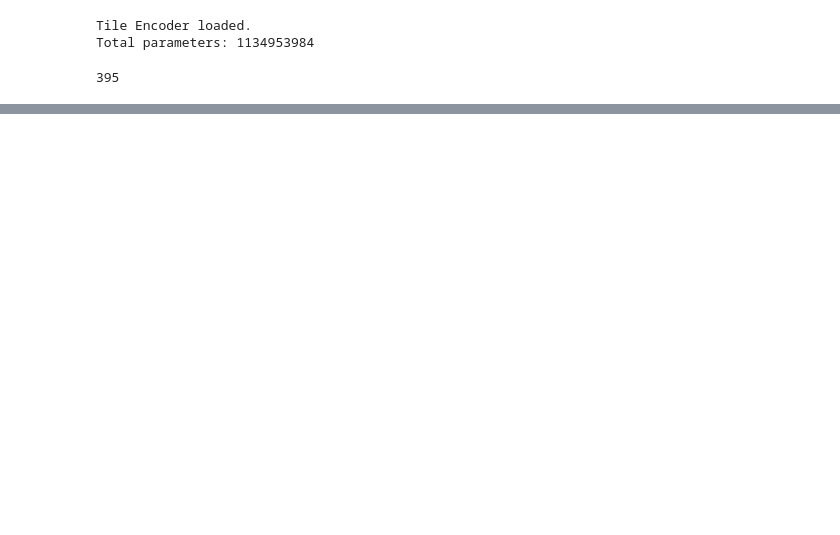
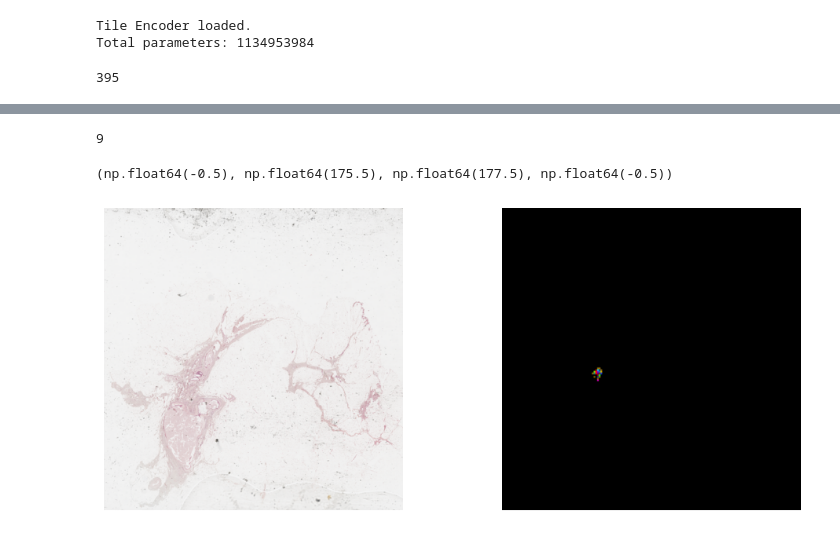
Before and after one commit to sudeonder/wsi-retrieval, a Jupyter notebook: notebooks/yottixel-patched-pipeline/yottixel-patching.ipynb, the cells around one changed output, grey strips where cells are left out. Drawn from its saved outputs; the diff is of its cells as text; code cells hidden in the pictures; blank space fills up the shorter version.

```diff
--- a/notebooks/yottixel-patched-pipeline/yottixel-patching.ipynb
+++ b/notebooks/yottixel-patched-pipeline/yottixel-patching.ipynb
@@ -312,0 +654,48 @@ Uploaded embeddings to patch-embeddings/train/BRACS_1486_embeddings.pt
+# %%
+# Selecting Mosaic
+
+# Another hyperparameter of Yottixel
+# Yottixel has been tested with 5, 10, and 15 with 15 performing most optimally
+percentage_selected = 5
+
+mosaic = []
+
+for i in range(kmeans_clusters):
+    cluster_patches = selected_patches[kmeans.labels_ == i]
+    n_selected = max(1, int(len(cluster_patches)*percentage_selected/100.))
+
+    km = KMeans(n_clusters=n_selected)
+    loc_features = [patch['wsi_loc'] for patch in cluster_patches]
+    ds = km.fit_transform(loc_features)
+
+    c_selected_idx = []
+    for idx in range(n_selected):
+        sorted_idx = np.argsort(ds[:, idx])
+
+        for sidx in sorted_idx:
+            if sidx not in c_selected_idx:
+                c_selected_idx.append(sidx)
+                mosaic.append(cluster_patches[sidx])
+                break
+len(mosaic)
+# %% [output]
+9
+# %%
+patch_clusters = np.zeros(np.array(patches).shape+(3,))
+
+for patch in selected_patches:
+    patch_clusters[patch['loc'][0], patch['loc'][1], :] = np.array(cmap(patch['cluster_lbl'])[:3])*0.6
+for patch in mosaic:
+    patch_clusters[patch['loc'][0], patch['loc'][1], :] = cmap(patch['cluster_lbl'])[:3]
+
+plt.figure(figsize=(12, 5))
+plt.subplot(1, 2, 1)
+plt.imshow(thumbnail)
+plt.axis('off')
+
+plt.subplot(1, 2, 2)
+plt.imshow(patch_clusters)
+plt.axis('off')
+# %% [output]
+(np.float64(-0.5), np.float64(175.5), np.float64(177.5), np.float64(-0.5))
+[figure, added]
```
Also changed, not shown: parts of 11 cells of this notebook.
